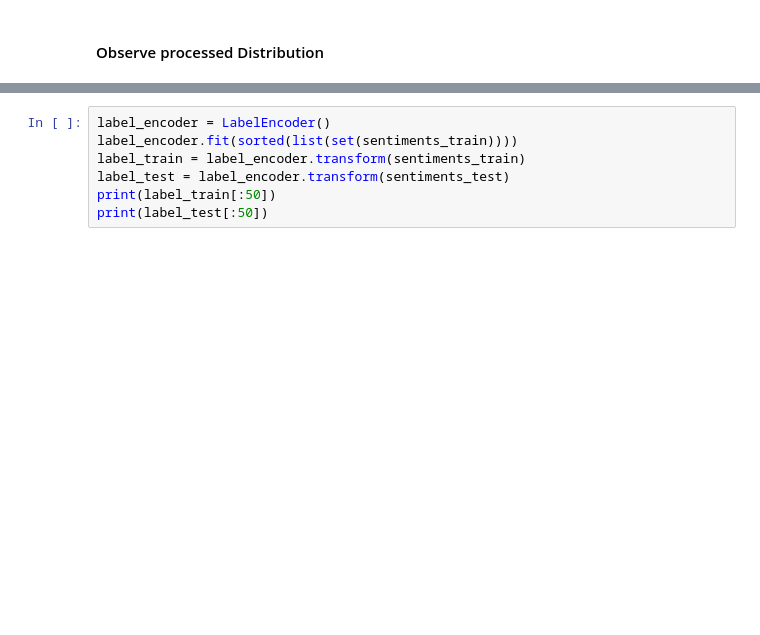
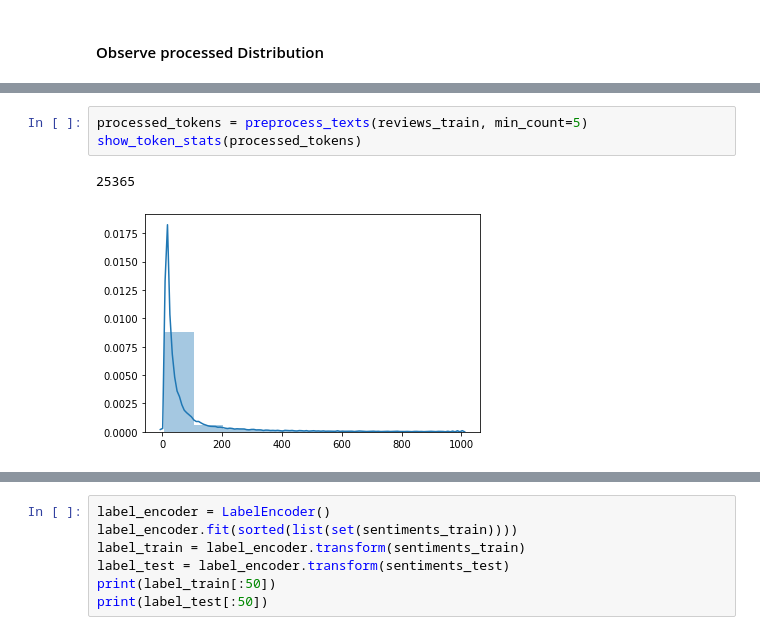
Before and after one commit to Dovermore/COMP5046-ass1, a Jupyter notebook: zhua9812_COMP5046_Ass1.ipynb, the cells around one changed output, grey strips where cells are left out. Drawn from its saved outputs; the diff is of its cells as text; blank space fills up the shorter version.

```diff
--- a/zhua9812_COMP5046_Ass1.ipynb
+++ b/zhua9812_COMP5046_Ass1.ipynb
@@ -231,3 +85,9 @@ len(list(processed_fd.keys()))
+# %%
+processed_tokens = preprocess_texts(reviews_train, min_count=5)
+show_token_stats(processed_tokens)
+# %% [output]
+25365
+[figure, added]
 # %%
 tpt = TextPreprocessTransformer()
 tokens_train = tpt.fit_transform(reviews_train)
```
Also changed, not shown: parts of 69 cells of this notebook.
